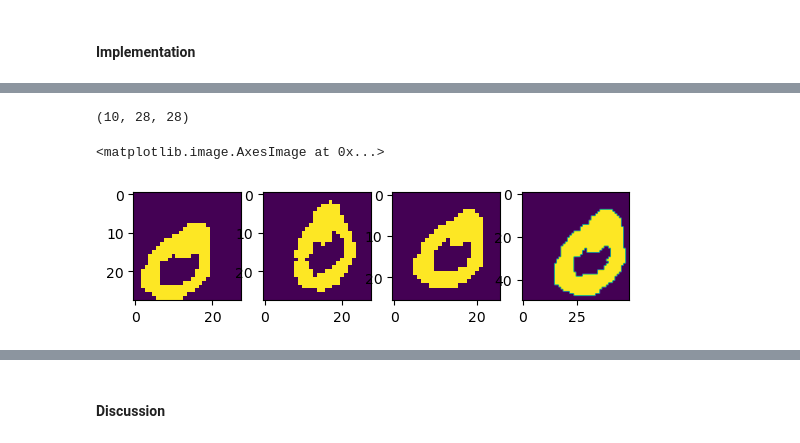
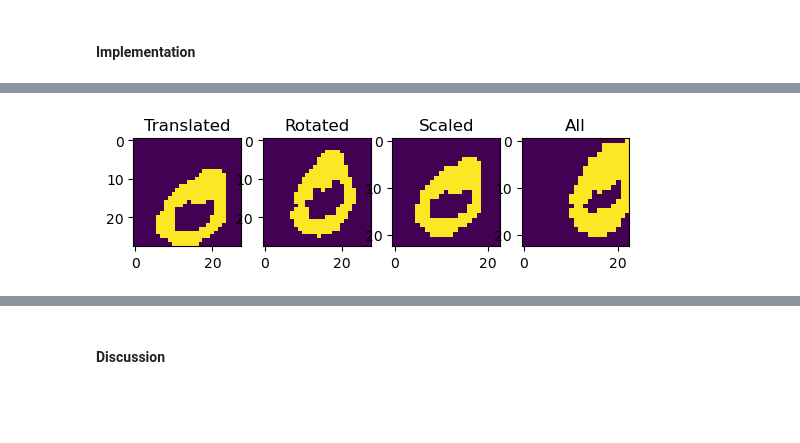
Before and after one commit to theoh-io/iapr_group15, a Jupyter notebook: labs/lab_02_object_description.ipynb, the cells around one changed output, grey strips where cells are left out. Saved outputs shown, nothing was run; the diff lists cells and outputs as text; code cells hidden in the pictures; blank space fills up the shorter version.

```diff
--- a/labs/lab_02_object_description.ipynb
+++ b/labs/lab_02_object_description.ipynb
@@ -479,39 +476,39 @@ rotated_images_ones = []
 translated_images_zeros = []
 translated_images_ones = []
 
 # TODO: Apply only scaling for each "0" and "1" and store results below
 scaled_images_zeros = []
 scaled_images_ones = []
 
 # TODO: Apply all 3 transformations sequentially, in your custom order, for each "0" and "1" and store results below
 transformed_images_zeros = []
 transformed_images_ones = []
 
-#fix the preprocessing of the last zero contour not working cause of multiple contours
-#plt.imshow(zeros[9])
-print(np.array(zeros).shape)
 
 for z in zeros:
     rotated_images_zeros.append(random_rotate(z))
     translated_images_zeros.append(random_translate(z))
     scaled_images_zeros.append(random_scale(z))
     transformed_images_zeros.append(random_rotate(random_translate(random_scale(z))))
 
 for o in ones:
     rotated_images_ones.append(random_rotate(o))
     translated_images_ones.append(random_translate(o))
     scaled_images_ones.append(random_scale(o))
     transformed_images_ones.append(random_scale(random_translate(random_rotate(o))))
 
 fig, axes=plt.subplots(1,4)
 axes[0].imshow(translated_images_zeros[2])
+axes[0].set_title("Translated")
 axes[1].imshow(rotated_images_zeros[2])
+axes[1].set_title("Rotated")
 axes[2].imshow(scaled_images_zeros[2])
+axes[2].set_title("Scaled")
 axes[3].imshow(transformed_images_zeros[2])
+axes[3].set_title("All")
+plt.show()
 # %% [output]
-(10, 28, 28)
-<matplotlib.image.AxesImage at 0x...>
-[figure, old version]
+[figure, new version]
 # %%
 # For each of the 4 sets of "0"s and "1"s above, you should find the invaiant features
 # and make a plot (similar to section 1.4) - 4 plots in total!
```
Also changed, not shown: parts of 30 cells of this notebook.
